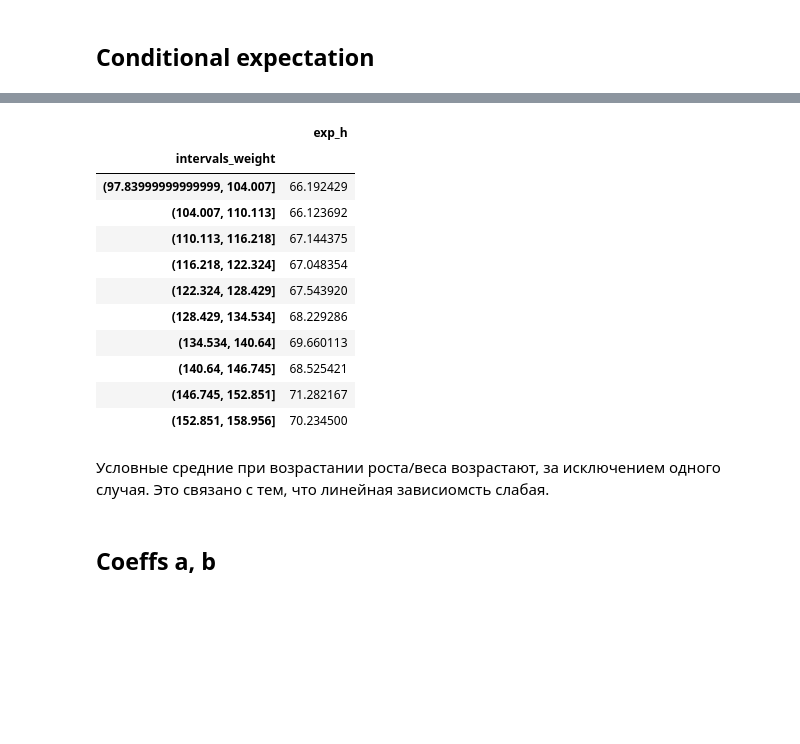
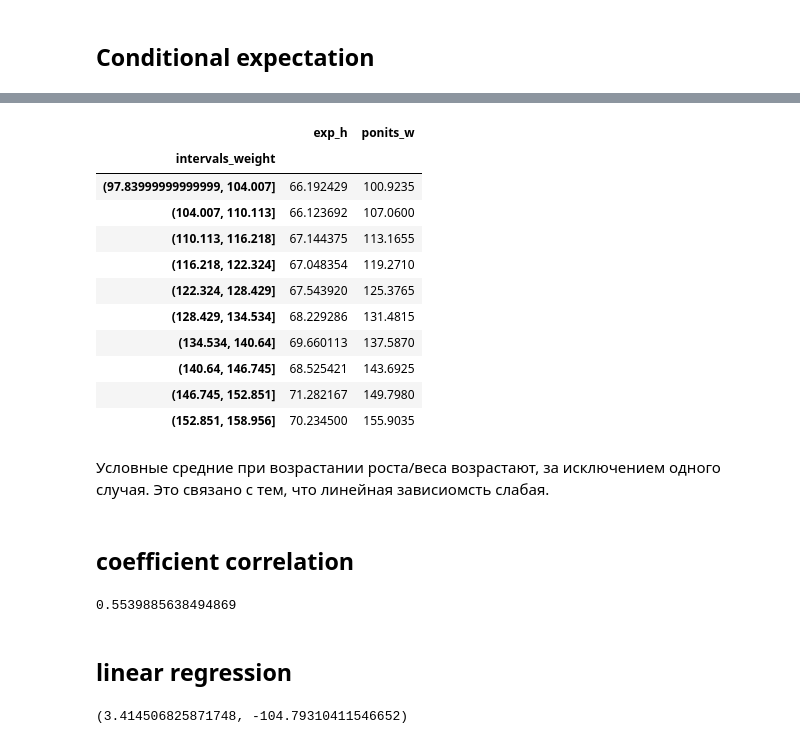
Before and after one commit to KVitaliiy/mathematical_statistic, a Jupyter notebook: lab4-linear_regression/lab4.ipynb, the cells around one changed output, grey strips where cells are left out. Saved outputs shown, nothing was run; the diff lists cells and outputs as text; code cells hidden in the pictures; blank space fills up the shorter version.

Commit message:
add linear regression

```diff
--- a/lab4-linear_regression/lab4.ipynb
+++ b/lab4-linear_regression/lab4.ipynb
@@ -116,30 +117,45 @@ cond_exp_w
 # %%
 cond_exp_h = pd.DataFrame(index=corr_table.columns)
 exp_h = []
 for inter_w in corr_table.columns:
     exph = 0
     count = 0
     for inter_h in corr_table.index:
         exph += (corr_table.loc[inter_h][inter_w]*inter_h.mid)
         count += corr_table.loc[inter_h][inter_w]
     exp_h.append(exph/count)
 exp_h
 cond_exp_h['exp_h'] = exp_h
+cond_exp_h['ponits_w'] = mid_w
 cond_exp_h
 # %% [output]
-|  | exp_h |
-| intervals_weight |  |
-| (97.83999999999999, 104.007] | 66.192429 |
-| (104.007, 110.113] | 66.123692 |
-| (110.113, 116.218] | 67.144375 |
-| (116.218, 122.324] | 67.048354 |
-| (122.324, 128.429] | 67.543920 |
-| (128.429, 134.534] | 68.229286 |
-| (134.534, 140.64] | 69.660113 |
-| (140.64, 146.745] | 68.525421 |
-| (146.745, 152.851] | 71.282167 |
-| (152.851, 158.956] | 70.234500 |
+|  | exp_h | ponits_w |
+| intervals_weight |  |  |
+| (97.83999999999999, 104.007] | 66.192429 | 100.9235 |
+| (104.007, 110.113] | 66.123692 | 107.0600 |
+| (110.113, 116.218] | 67.144375 | 113.1655 |
+| (116.218, 122.324] | 67.048354 | 119.2710 |
+| (122.324, 128.429] | 67.543920 | 125.3765 |
+| (128.429, 134.534] | 68.229286 | 131.4815 |
+| (134.534, 140.64] | 69.660113 | 137.5870 |
+| (140.64, 146.745] | 68.525421 | 143.6925 |
+| (146.745, 152.851] | 71.282167 | 149.7980 |
+| (152.851, 158.956] | 70.234500 | 155.9035 |
 # %% [markdown]
 Условные средние при возрастании роста/веса возрастают, за исключением одного случая. Это связано с тем, что линейная зависиомсть слабая.
 # %% [markdown]
-## Coeffs a, b
+## coefficient correlation
+# %%
+data=data.rename(columns={'Height': 'h', 'Weight': 'w'})
+coeffs_corr = (data['h*w'].mean() - data['h'].mean()*data['w'].mean())/(data['h'].std()*data['w'].std())
+coeffs_corr
+# %% [output]
+0.5539885638494869
+# %% [markdown]
+## linear regression
+# %%
+b = (data['h*w'].mean()-data['h'].mean()*data['w'].mean())/data['h'].var()
+a = data['w'].mean() - data['h'].mean()*b
+b, a
+# %% [output]
+(3.414506825871748, -104.79310411546652)
```
Also changed, not shown: parts of 14 cells of this notebook.
